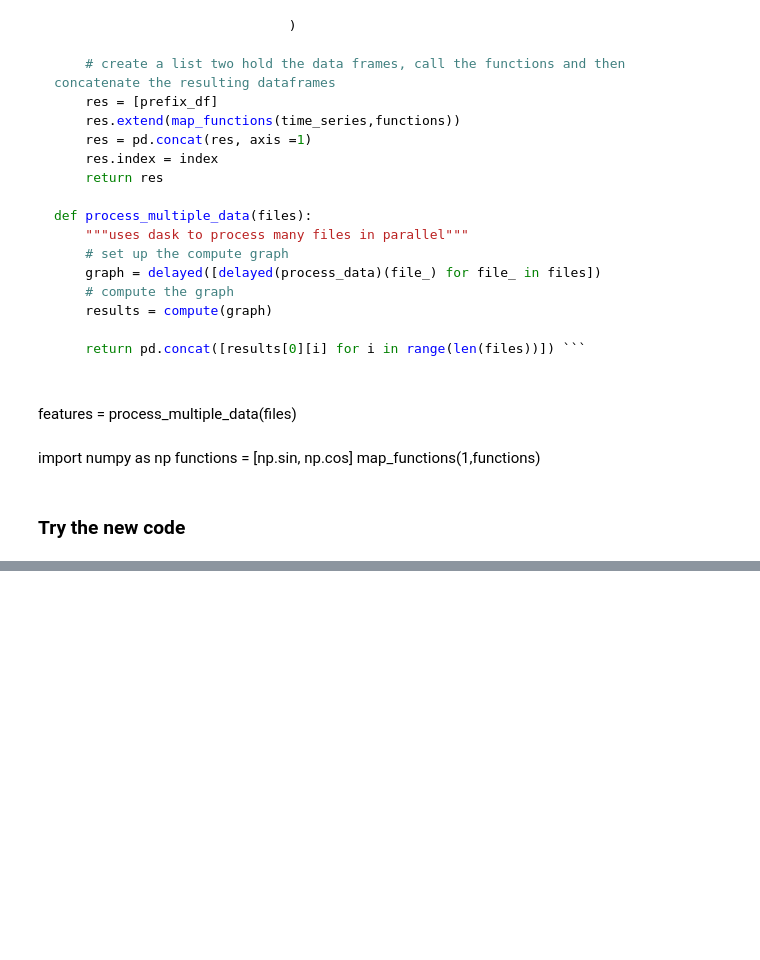
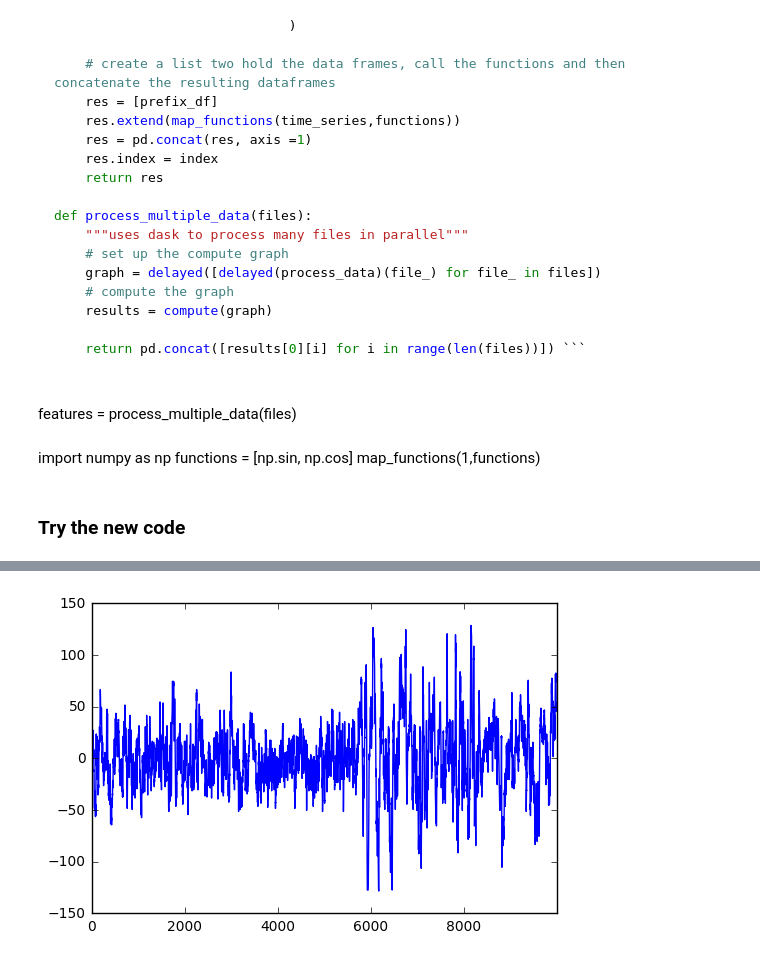
Before and after one commit to MrChristophRivera/KaggleEEG, a Jupyter notebook: data_processing/Daskit.ipynb, the cells around one changed output, grey strips where cells are left out. Saved outputs shown, nothing was run; the diff lists cells and outputs as text; code cells hidden in the pictures; blank space fills up the shorter version.

```diff
--- a/data_processing/Daskit.ipynb
+++ b/data_processing/Daskit.ipynb
@@ -107,0 +211,4 @@ res= processor.process_data(test_path)
+# %%
+ax =df2[1].iloc[:10000].plot()
+# %% [output]
+[figure, added]
```
Also changed, not shown: parts of 34 cells of this notebook, 2 other files.
